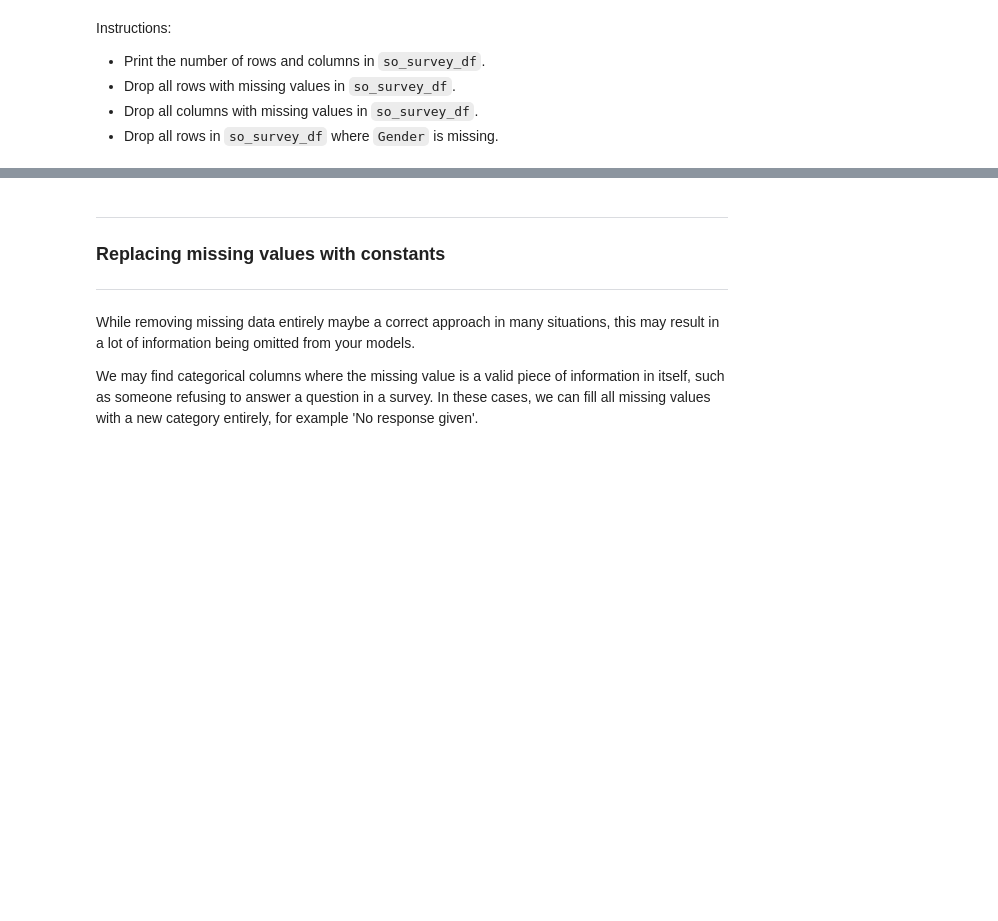
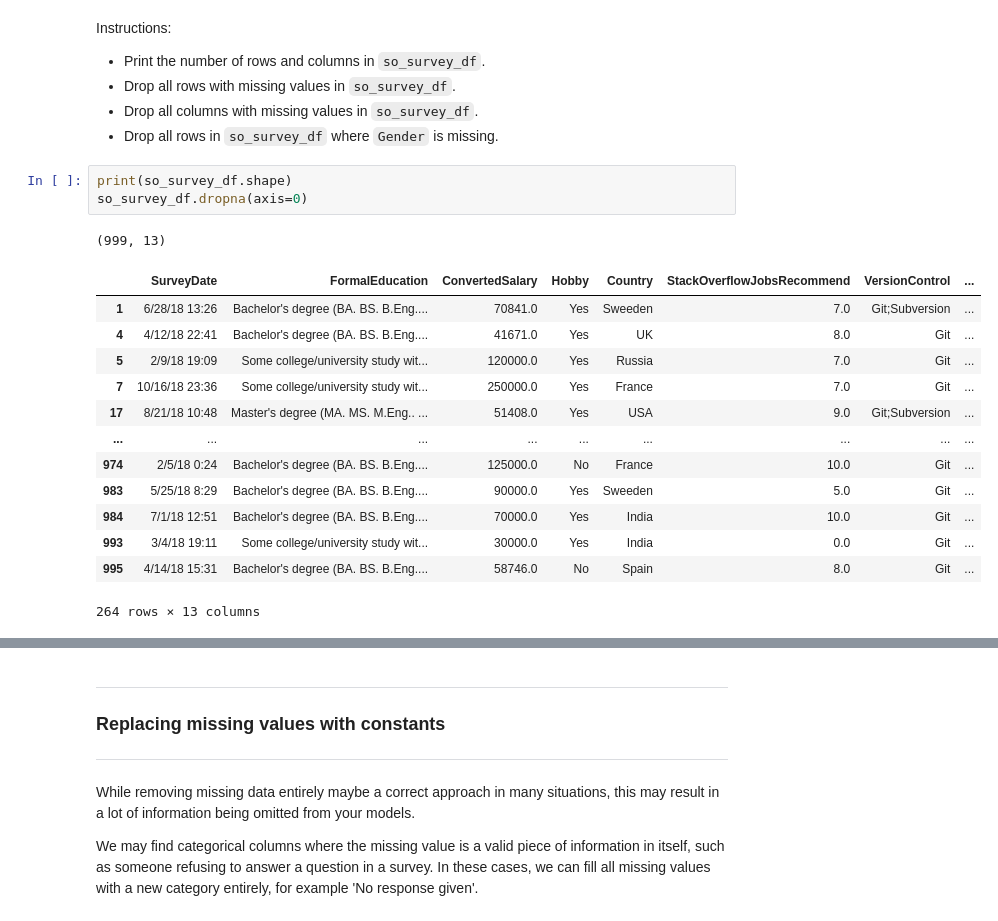
Before and after one commit to NehaNeha417/ML_SHALA, a Jupyter notebook: Assignment_ML_L6.ipynb, the cells around one changed output, grey strips where cells are left out. Cells and saved outputs as stored; diff of their text form; blank space fills up the shorter version.

```diff
--- a/Assignment_ML_L6.ipynb
+++ b/Assignment_ML_L6.ipynb
@@ -295,3 +295,21 @@ Instructions:
 * Drop all rows with missing values in `so_survey_df`.
 * Drop all columns with missing values in `so_survey_df`.
 * Drop all rows in `so_survey_df` where `Gender` is missing.
+# %%
+print(so_survey_df.shape)
+so_survey_df.dropna(axis=0)
+# %% [output]
+(999, 13)
+|  | SurveyDate | FormalEducation | ConvertedSalary | Hobby | Country | StackOverflowJobsRecommend | VersionControl | ... |
+| 1 | 6/28/18 13:26 | Bachelor's degree (BA. BS. B.Eng.... | 70841.0 | Yes | Sweeden | 7.0 | Git;Subversion | ... |
+| 4 | 4/12/18 22:41 | Bachelor's degree (BA. BS. B.Eng.... | 41671.0 | Yes | UK | 8.0 | Git | ... |
+| 5 | 2/9/18 19:09 | Some college/university study wit... | 120000.0 | Yes | Russia | 7.0 | Git | ... |
+| 7 | 10/16/18 23:36 | Some college/university study wit... | 250000.0 | Yes | France | 7.0 | Git | ... |
+| 17 | 8/21/18 10:48 | Master's degree (MA. MS. M.Eng.. ... | 51408.0 | Yes | USA | 9.0 | Git;Subversion | ... |
+| ... | ... | ... | ... | ... | ... | ... | ... | ... |
+| 974 | 2/5/18 0:24 | Bachelor's degree (BA. BS. B.Eng.... | 125000.0 | No | France | 10.0 | Git | ... |
+| 983 | 5/25/18 8:29 | Bachelor's degree (BA. BS. B.Eng.... | 90000.0 | Yes | Sweeden | 5.0 | Git | ... |
+| 984 | 7/1/18 12:51 | Bachelor's degree (BA. BS. B.Eng.... | 70000.0 | Yes | India | 10.0 | Git | ... |
+| 993 | 3/4/18 19:11 | Some college/university study wit... | 30000.0 | Yes | India | 0.0 | Git | ... |
+| 995 | 4/14/18 15:31 | Bachelor's degree (BA. BS. B.Eng.... | 58746.0 | No | Spain | 8.0 | Git | ... |
+264 rows × 13 columns
```
Also changed, not shown: parts of 5 cells of this notebook.
